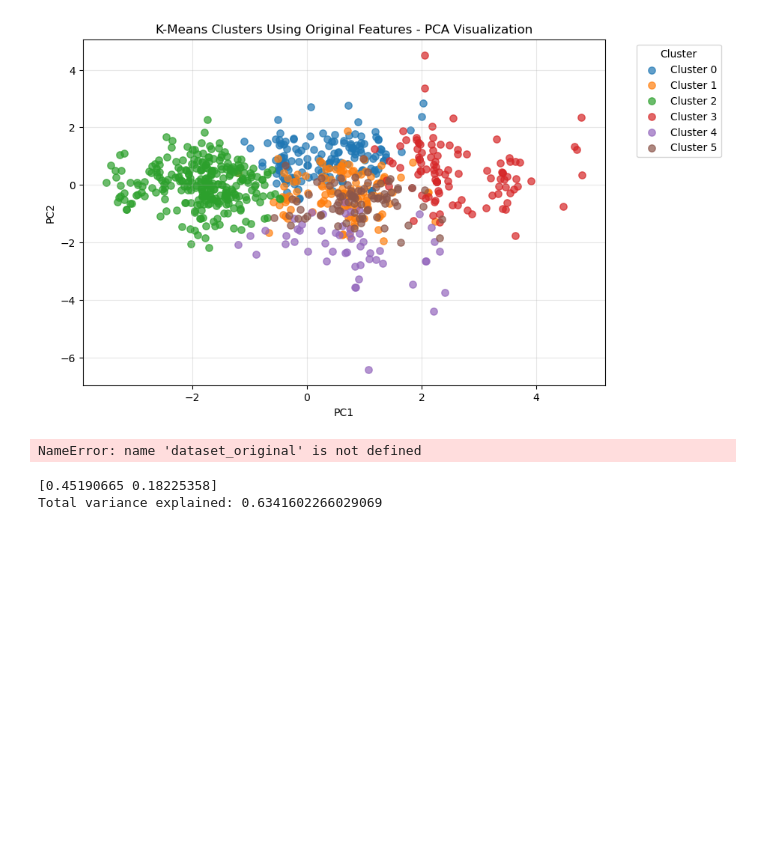
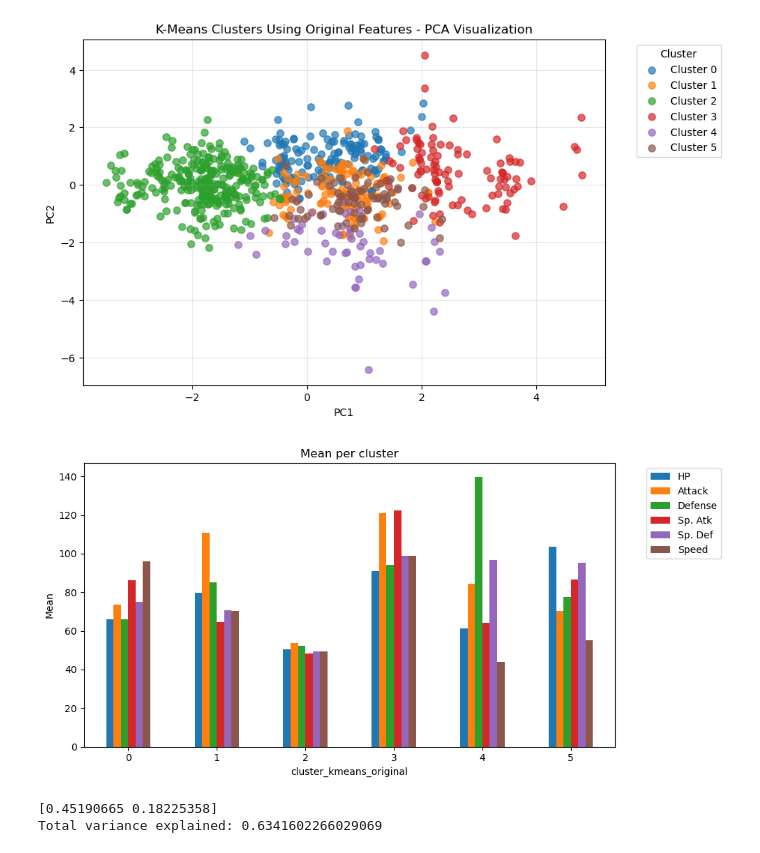
Before and after one commit to tiago2806/ml_pokemon, a Jupyter notebook: modelling.ipynb, the cells around one changed output. Drawn from its saved outputs; the diff is of its cells as text; code cells hidden in the pictures; blank space fills up the shorter version.

```diff
--- a/modelling.ipynb
+++ b/modelling.ipynb
@@ -114,7 +114,7 @@ dataset_num
 # %% [markdown]
 ## Clustering using only the original features
 # %%
-dataset_num_original = dataset_num.drop(["physical_bulk","special_bulk", "best_offense", "offense_bias", "defensive_bias"], axis = 1)
+dataset_num_original = dataset_num.drop(["Physical_bulk","Special_bulk", "Best_offense", "Offense_bias", "Defensive_bias"], axis = 1)
 
 dataset_num_new = dataset_num.drop(['HP', 'Attack', 'Defense', 'Sp. Atk', 'Sp. Def'], axis = 1) #we maintain speed for the dataset with only the "new" features
 # %%
@@ -233,21 +233,17 @@ plt.show()
 # %% [output]
 [figure]
 # %%
-cluster_kmeans_original.plot(kind='bar', figsize=(10, 5))
+cluster_means = dataset_num_original.groupby('cluster_kmeans_original')[['HP', 'Attack', 'Defense', 'Sp. Atk', 'Sp. Def', 'Speed']].mean()
+
+cluster_means.plot(kind='bar', figsize=(10, 5))
 plt.title('Mean per cluster')
 plt.ylabel('Mean')
 plt.xticks(rotation=0)
-plt.grid(axis='y', alpha=0.3)
+plt.legend(loc='upper left', bbox_to_anchor=(1.05, 1))
+plt.tight_layout()
 plt.show()
-
-dataset_new.plot(kind='bar', figsize=(10, 5))
-plt.title('Médias por cluster - Stats básicos')
-plt.ylabel('Média')
-plt.xticks(rotation=0)
-plt.grid(axis='y', alpha=0.3)
-plt.show()
 # %% [output]
-NameError: name 'dataset_original' is not defined
+[figure, added]
 # %%
 print(pca.explained_variance_ratio_)
 print("Total variance explained:", pca.explained_variance_ratio_.sum())
```
Also changed, not shown: parts of 5 cells of this notebook.
